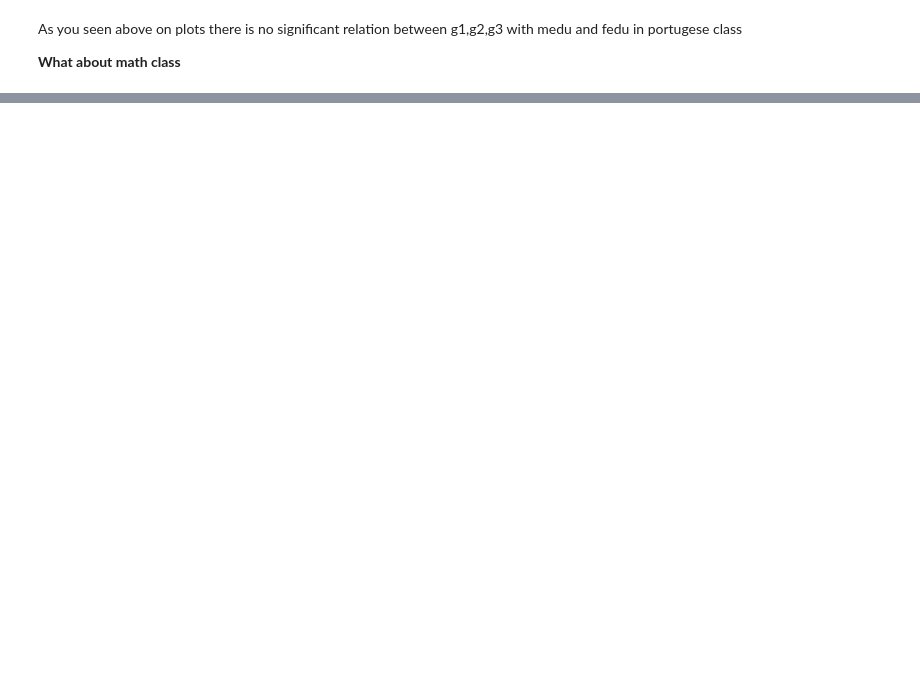
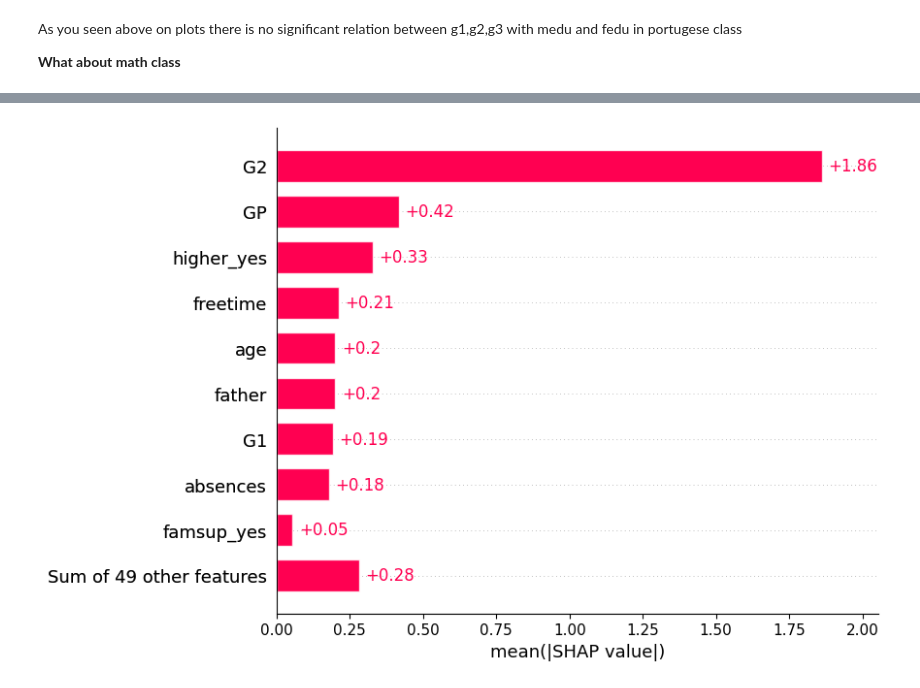
Before and after one commit to ErdalNayir/VeriMadenciligi_Proje, a Jupyter notebook: VeriMadenciliğiProje.ipynb, the cells around one changed output, grey strips where cells are left out. Cells and saved outputs as stored; diff of their text form; code cells hidden in the pictures; blank space fills up the shorter version.

```diff
--- a/VeriMadenciliğiProje.ipynb
+++ b/VeriMadenciliğiProje.ipynb
@@ -409,0 +533,5 @@ fig.show()
+# %%
+#Model Training
+
+decision_tree=DecisionTreeClassifier()
+decision_tree.fit(X_train,y_train)
@@ -409,0 +585,4 @@ fig.show()
+# %%
+dt_tuned_model=DecisionTreeClassifier(criterion="entropy",max_depth=20,max_features=8,min_samples_split=20)
+# %%
+dt_tuned_model.fit(X_train,y_train)
@@ -409,0 +632,9 @@ fig.show()
+# %%
+# Fits the explainer
+explainer = shap.Explainer(dt_tuned_model.predict, X_test)
+# Calculates the SHAP values - It takes some time
+shap_values = explainer(X_test)
+# %%
+shap.plots.bar(shap_values)
+# %% [output]
+[figure, added]
```
Also changed, not shown: parts of 36 cells of this notebook.
